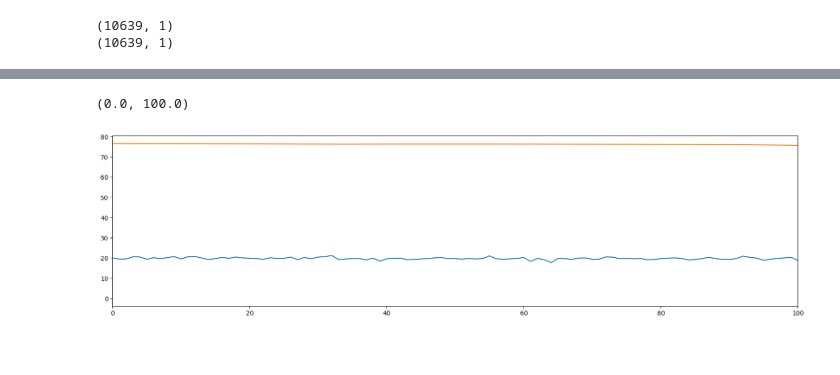
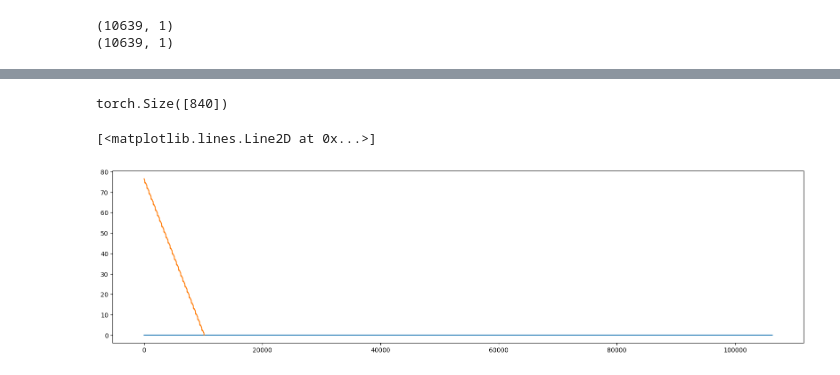
Before and after one commit to fertile04/HoHo, a Jupyter notebook: SOC/new_prac_tf(soc_data)(plan_2) copy.ipynb, the cells around one changed output, grey strips where cells are left out. Drawn from its saved outputs; the diff is of its cells as text; code cells hidden in the pictures; blank space fills up the shorter version.

```diff
--- a/SOC/new_prac_tf(soc_data)(plan_2) copy.ipynb
+++ b/SOC/new_prac_tf(soc_data)(plan_2) copy.ipynb
@@ -183,7 +171,7 @@ model = TFModel(500, 200, 512, 8, 4, 0.1).to(device)
 criterion = nn.MSELoss()
 optimizer = torch.optim.Adam(model.parameters(), lr=lr)
 # %%
-epoch = 15
+epoch = 100
 model.train()
 progress = tqdm(range(epoch))
 
@@ -192,13 +180,13 @@ for i in progress:
     batchloss = 0.0
     for (inputs, outputs) in train_dataloader:
         optimizer.zero_grad()
-        src_mask = model.generate_square_subsequent_mask(inputs.shape[1]).to(device)
-        result = model(inputs.float().to(device),  src_mask)
-        loss = criterion(result, outputs[:,:,0].float().to(device))
+        result = model(inputs.float().to(device))
+        loss = criterion(result, outputs[0,:,:].float().to(device))
         loss.backward()
         optimizer.step()
         batchloss += loss
     progress.set_description("loss: {:0.6f}".format(batchloss.cpu().item() / len(train_dataloader)))
+
 
 
 
@@ -217,20 +205,5 @@ for i in progress:
 
     # progress.set_description("{:0.5f}".format(batchloss.cpu().item() / len(train_dataloader)))#??
 # %%
-eval_dataset = StrideDataset("DST_80.csv", 500, 200, 1919, stride=2)
-eval_dataloader = DataLoader(eval_dataset, batch_size=64, shuffle=False, drop_last=False)
+eval_dataset = StrideDataset("DST_80.csv", 10, 1, 1919, stride=1)
+eval_dataloader = DataLoader(eval_dataset, batch_size=128, shuffle=False, drop_last=False)
-# %%
-model.eval()
-
-predictions = np.array([])
-
-with torch.no_grad():
-    for (inputs, outputs) in eval_dataloader:
-        src_mask = model.generate_square_subsequent_mask(inputs.shape[1]).to(device)
-        print(inputs.shape)
-        to_numpy = model(inputs.float().to(device), src_mask).detach().cpu().numpy()
-
-        predictions = np.append(predictions, to_numpy)
-
-
-print(predictions.shape)
@@ -259,15 +268,22 @@ predictions.shape
+# %%
+predictions = mm_scaler.inverse_transform(predictions.reshape(-1,1))
+# %%
+print(predictions.shape)
+# %% [output]
+torch.Size([840])
 # %%
 plt.figure(figsize=(20,5))
-# plt.plot(range(20000-639,20000),dataset_d.y[20000-639:], label="real")
+#plt.plot(range(20000-639,20000),dataset_d.y[20000-639:], label="real")
 plt.plot(predictions, label="predict")
 plt.plot(dataset_d.y[500:], label="real")
-plt.xlim([0, 100])
+# plt.xlim([0, 100])
+# plt.ylim([38.57, 38.60])
 
 # plt.legend()
 # plt.show()
 # %% [output]
-(0.0, 100.0)
+[<matplotlib.lines.Line2D at 0x...>]
-[figure, old version]
+[figure, new version]
 # %%
 import torch, gc
 gc.collect()
```
Also changed, not shown: parts of 10 cells of this notebook, 5 other files.
